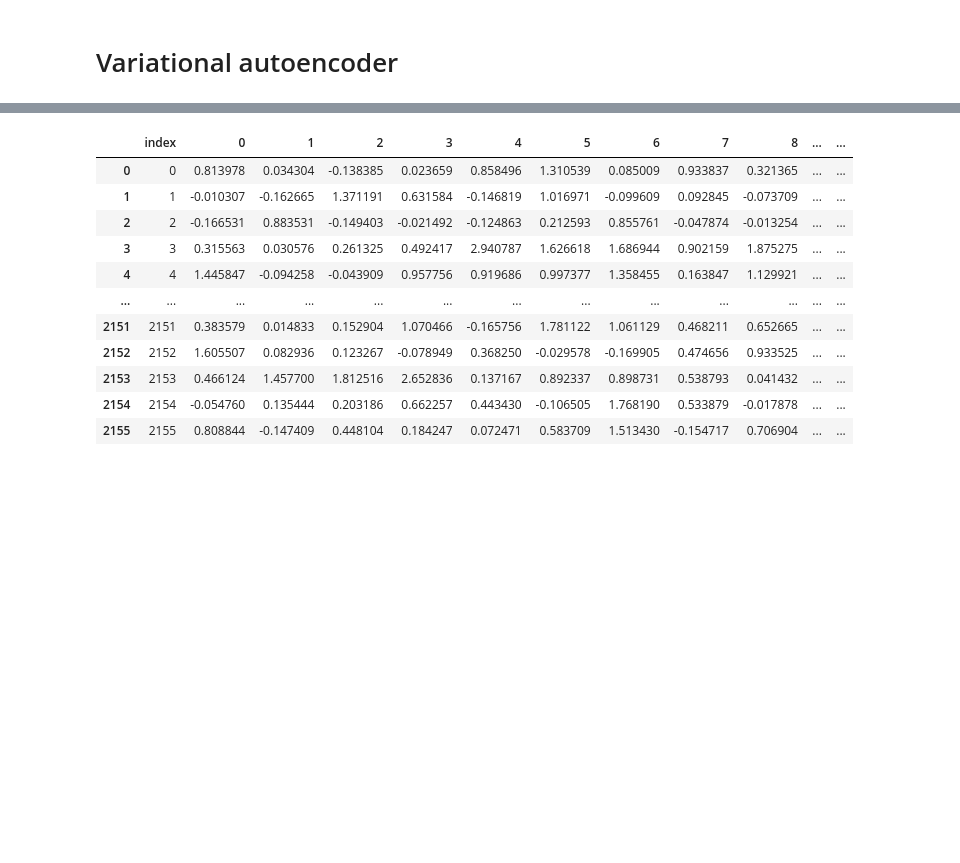
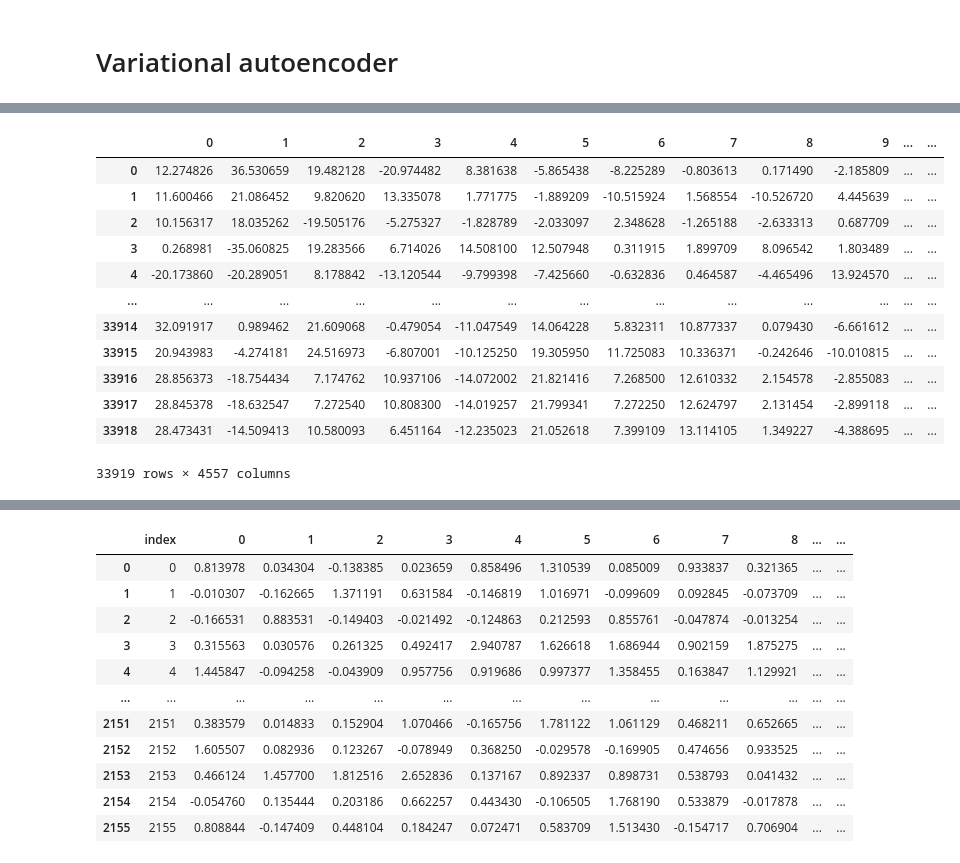
Before and after one commit to kate-simonova/cancer-subtyping, a Jupyter notebook: notebooks/03_VAE.ipynb, the cells around one changed output, grey strips where cells are left out. Drawn from its saved outputs; the diff is of its cells as text; code cells hidden in the pictures; blank space fills up the shorter version.

```diff
--- a/notebooks/03_VAE.ipynb
+++ b/notebooks/03_VAE.ipynb
@@ -94,13 +126,13 @@ X_tr.shape
 # %%
 mapp = LabelEncoder()
 
-y_train_adasyn = mapp.fit_transform(y_tr).ravel()
+y_train_adasyn = mapp.fit_transform(y_train["Label"]).ravel()
 
-before_counter = Counter(y_tr)
+before_counter = Counter(y_train["Label"])
 print('Before', before_counter)
 
 ada = ADASYN(random_state=0, sampling_strategy='all')
-x_train_ada, y_train_ada = ada.fit_resample(X_tr, y_train_adasyn)
+x_train_ada, y_train_ada = ada.fit_resample(x_train, y_train_adasyn)
 
 after_counter = Counter(y_train_ada)
 print('After', after_counter)
@@ -124,7 +165,23 @@ gc.collect()
 # %%
-y_train_ada = pd.read_pickle(f"{path}/pickle/y_train_ada_circle.pkl")
-x_train_ada = pd.read_pickle(f"{path}/pickle/x_train_ada_circle.pkl")
-x_test = pd.read_pickle(f"{path}/pickle/x_test_circle.pkl")
-y_test = pd.read_pickle(f"{path}/pickle/y_test_circle.pkl")
-X_val = pd.read_pickle(f"{path}/pickle/X_val_circle.pkl")
-y_val = pd.read_pickle(f"{path}/pickle/y_val_circle.pkl")
+#y_train_ada = pd.read_pickle(f"{path}/pickle/y_train_ada_circle.pkl")
+#x_train_ada = pd.read_pickle(f"{path}/pickle/x_train_ada_circle.pkl")
+#x_test = pd.read_pickle(f"{path}/pickle/x_test_circle.pkl")
+#y_test = pd.read_pickle(f"{path}/pickle/y_test_circle.pkl")
+#X_val = pd.read_pickle(f"{path}/pickle/X_val_circle.pkl")
+#y_val = pd.read_pickle(f"{path}/pickle/y_val_circle.pkl")
+# %%
+x_train_ada
+# %% [output]
+|  | 0 | 1 | 2 | 3 | 4 | 5 | 6 | 7 | 8 | 9 | ... | ... |
+| 0 | 12.274826 | 36.530659 | 19.482128 | -20.974482 | 8.381638 | -5.865438 | -8.225289 | -0.803613 | 0.171490 | -2.185809 | ... | ... |
+| 1 | 11.600466 | 21.086452 | 9.820620 | 13.335078 | 1.771775 | -1.889209 | -10.515924 | 1.568554 | -10.526720 | 4.445639 | ... | ... |
+| 2 | 10.156317 | 18.035262 | -19.505176 | -5.275327 | -1.828789 | -2.033097 | 2.348628 | -1.265188 | -2.633313 | 0.687709 | ... | ... |
+| 3 | 0.268981 | -35.060825 | 19.283566 | 6.714026 | 14.508100 | 12.507948 | 0.311915 | 1.899709 | 8.096542 | 1.803489 | ... | ... |
+| 4 | -20.173860 | -20.289051 | 8.178842 | -13.120544 | -9.799398 | -7.425660 | -0.632836 | 0.464587 | -4.465496 | 13.924570 | ... | ... |
+| ... | ... | ... | ... | ... | ... | ... | ... | ... | ... | ... | ... | ... |
+| 33914 | 32.091917 | 0.989462 | 21.609068 | -0.479054 | -11.047549 | 14.064228 | 5.832311 | 10.877337 | 0.079430 | -6.661612 | ... | ... |
+| 33915 | 20.943983 | -4.274181 | 24.516973 | -6.807001 | -10.125250 | 19.305950 | 11.725083 | 10.336371 | -0.242646 | -10.010815 | ... | ... |
+| 33916 | 28.856373 | -18.754434 | 7.174762 | 10.937106 | -14.072002 | 21.821416 | 7.268500 | 12.610332 | 2.154578 | -2.855083 | ... | ... |
+| 33917 | 28.845378 | -18.632547 | 7.272540 | 10.808300 | -14.019257 | 21.799341 | 7.272250 | 12.624797 | 2.131454 | -2.899118 | ... | ... |
+| 33918 | 28.473431 | -14.509413 | 10.580093 | 6.451164 | -12.235023 | 21.052618 | 7.399109 | 13.114105 | 1.349227 | -4.388695 | ... | ... |
+33919 rows × 4557 columns
```
Also changed, not shown: parts of 24 cells of this notebook.
